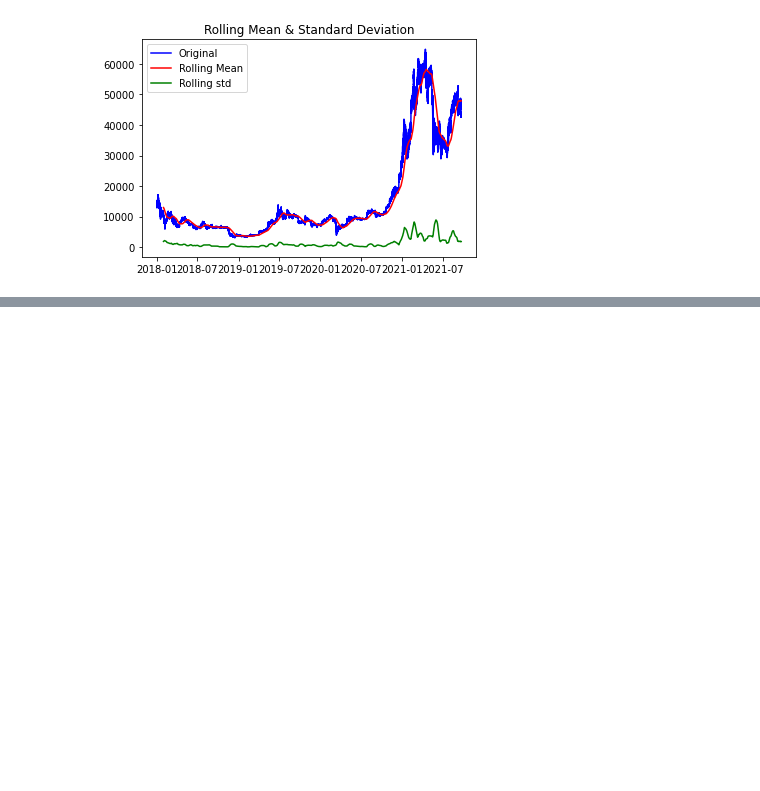
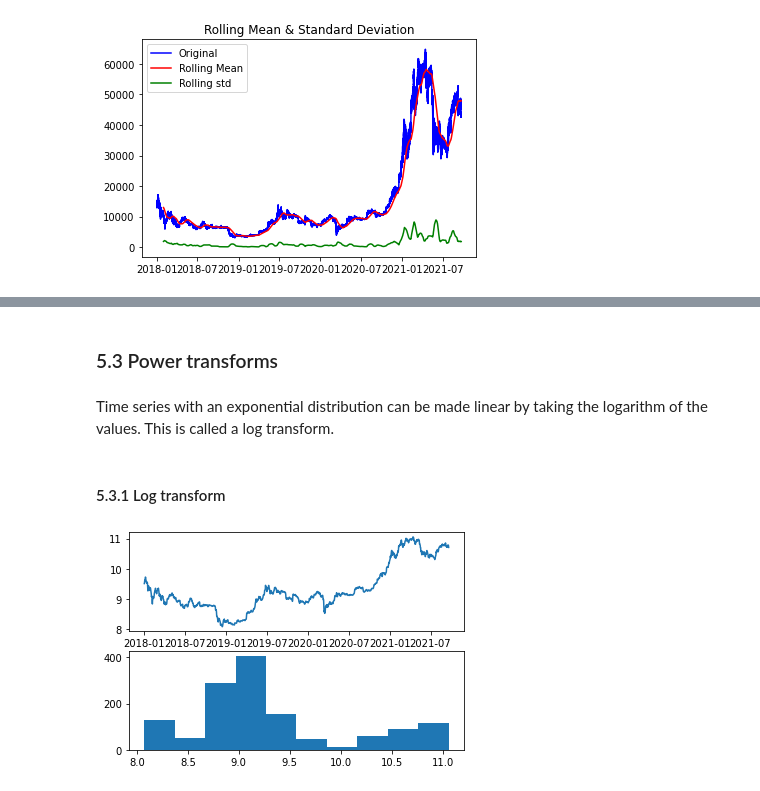
Before and after one commit to julienbaron/g-research-crypto-forecasting, a Jupyter notebook: g-research-crypto-forecasting.ipynb, the cells around one changed output, grey strips where cells are left out. Drawn from its saved outputs; the diff is of its cells as text; code cells hidden in the pictures; blank space fills up the shorter version.

```diff
--- a/g-research-crypto-forecasting.ipynb
+++ b/g-research-crypto-forecasting.ipynb
@@ -265,0 +308,19 @@ This graph validates the hypothesis made earlier that our series is not stationa
+# %% [markdown]
+### 5.3 Power transforms<a name = "power_transforms"></a>
+# %% [markdown]
+Time series with an exponential distribution can be made linear by taking the logarithm of the values. This is called a log transform.
+# %% [markdown]
+#### 5.3.1 Log transform<a name = "log_transform"></a>
+# %%
+btc_days_df = btc_df.groupby(pd.Grouper(freq='D')).Close.mean()
+log_btc_df = np.log(btc_days_df)
+plt.figure(1)
+# line plot
+plt.subplot(211)
+plt.plot(log_btc_df)
+# histogram
+plt.subplot(212)
+plt.hist(log_btc_df)
+plt.show()
+# %% [output]
+[figure, added]
```
Also changed, not shown: parts of 30 cells of this notebook.
